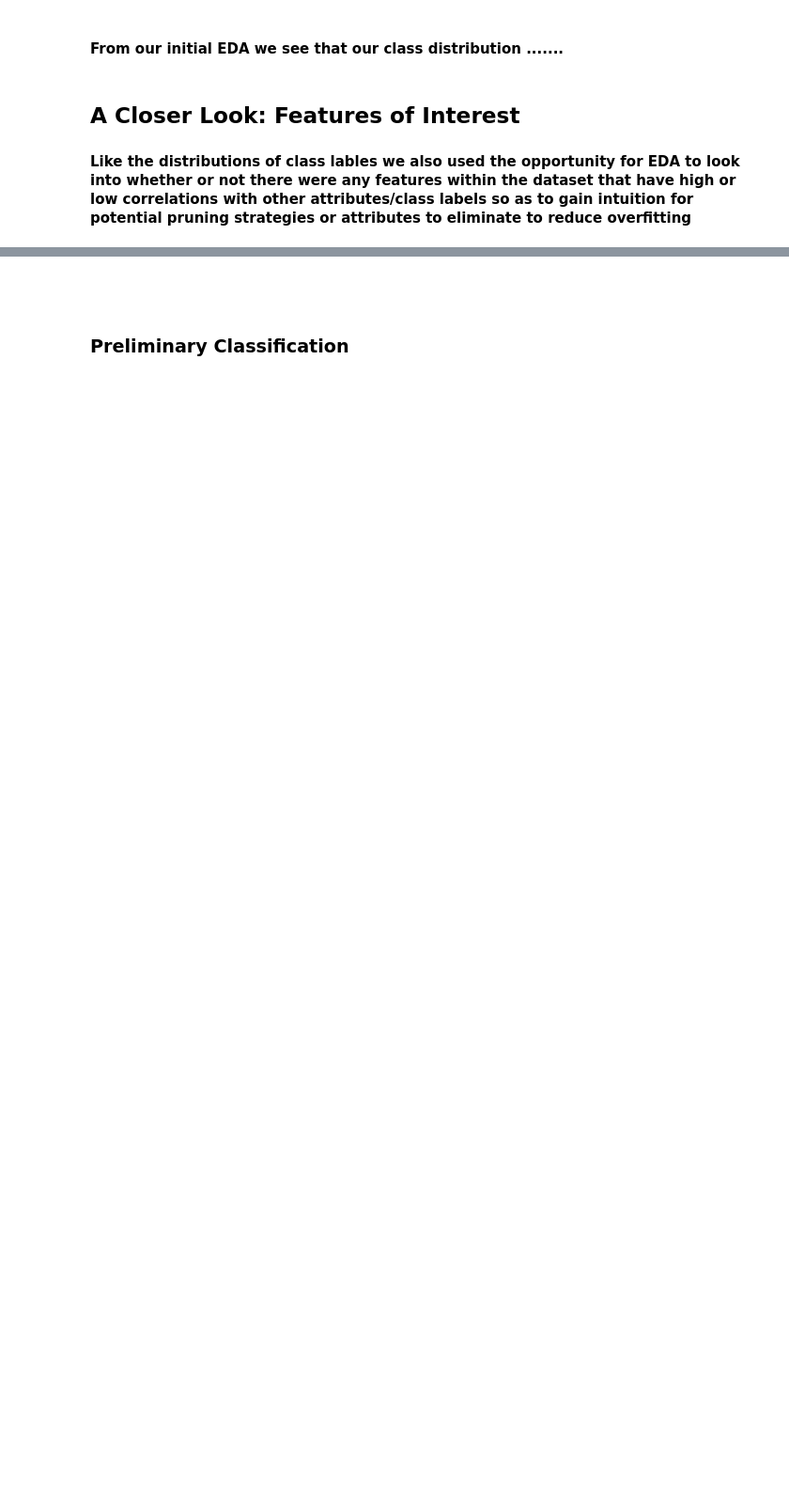
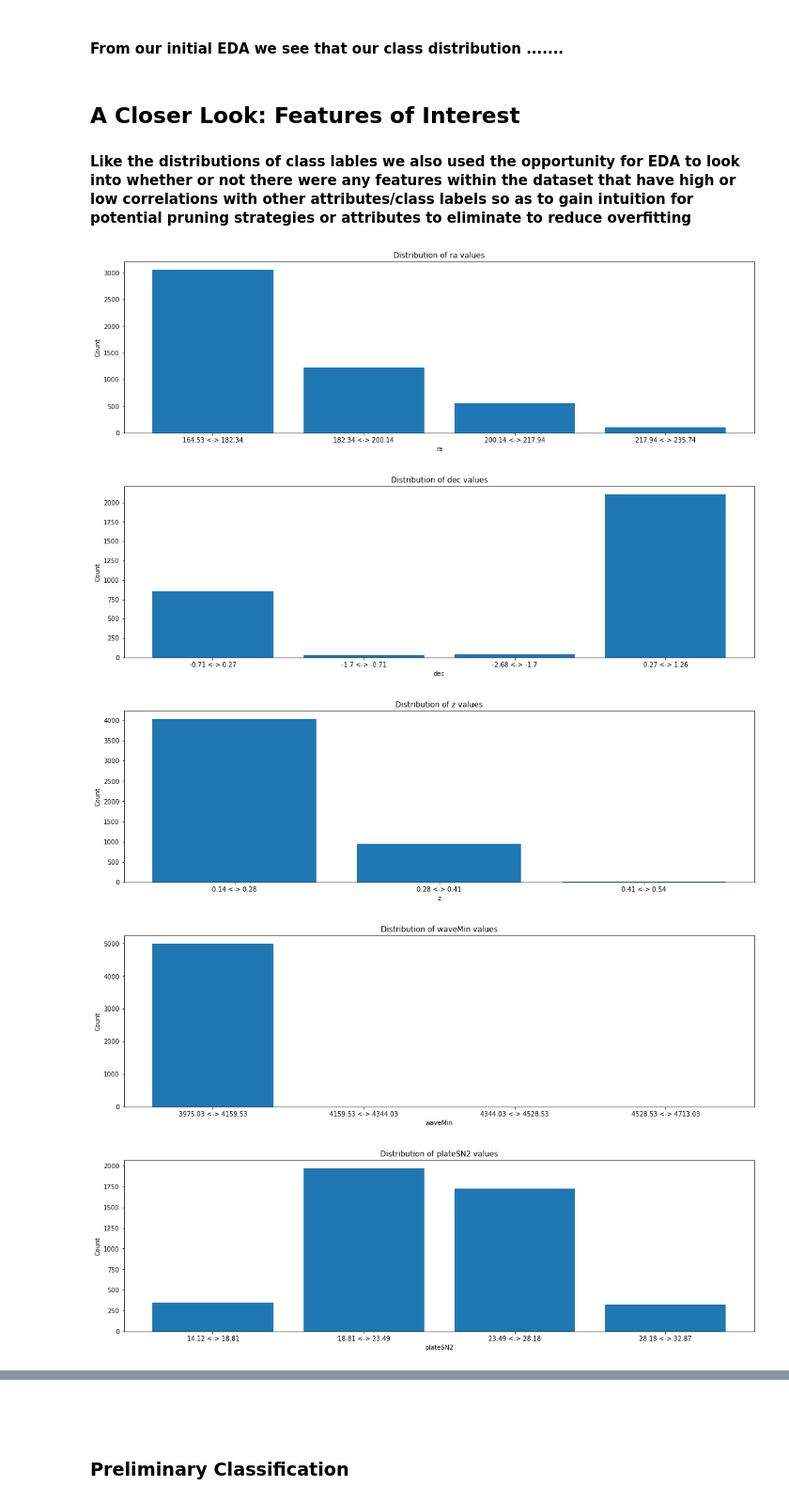
Before and after one commit to lfisher5/DataScienceAlgsProject, a Jupyter notebook: EDA.ipynb, the cells around one changed output, grey strips where cells are left out. Shown: that part at 94% size. Cells and saved outputs as stored; diff of their text form; code cells hidden in the pictures; blank space fills up the shorter version.

```diff
--- a/EDA.ipynb
+++ b/EDA.ipynb
@@ -70,3 +70,26 @@ plot_utils.categorical_frequency_bar_plot(col, vals, counts)
 ## A Closer Look: Features of Interest
 
 #### Like the distributions of class lables we also used the opportunity for EDA to look into whether or not there were any features within the dataset that have high or low correlations with other attributes/class labels so as to gain intuition for potential pruning strategies or attributes to eliminate to reduce overfitting
+# %%
+fluxs = ['h_delta_flux', 'h_gamma_flux', 'oiii_4363_flux', 'h_beta_flux', 'oiii_4959_flux', 'oiii_5007_flux', 'hei_5876_flux', 'oi_6300_flux', 'h_alpha_flux', 'nii_6548_flux', 'sii_6717_flux', 'sii_6731_flux']
+flux_col_idxs = [table.column_names.index(flux) for flux in fluxs]
+table.data = [[int(row[i]) if i in flux_col_idxs else row[i] for i in range(len(row))] for row in table.data]
+
+
+
+cols = ['ra', 'dec', 'z', 'waveMin', 'plateSN2']
+importlib.reload(utils)
+importlib.reload(plot_utils)
+for column in cols:
+    col = table.get_column(column, False)
+    edges = utils.compute_equal_width_cutoffs(col, 5)
+    labels = [str(edges[i]) +' <-> ' +str(edges[i+1]) for i in range(5)]
+    range_array = utils.range_discretization(edges, labels, table.data, table.column_names, column)
+    ranges,cts = utils.get_array_frequencies(range_array)
+    plot_utils.categorical_frequency_bar_plot(column, ranges, cts)
+# %% [output]
+[figure, added]
+[figure, added]
+[figure, added]
+[figure, added]
+[figure, added]
```
Also changed, not shown: parts of 4 cells of this notebook, 1 other file.
